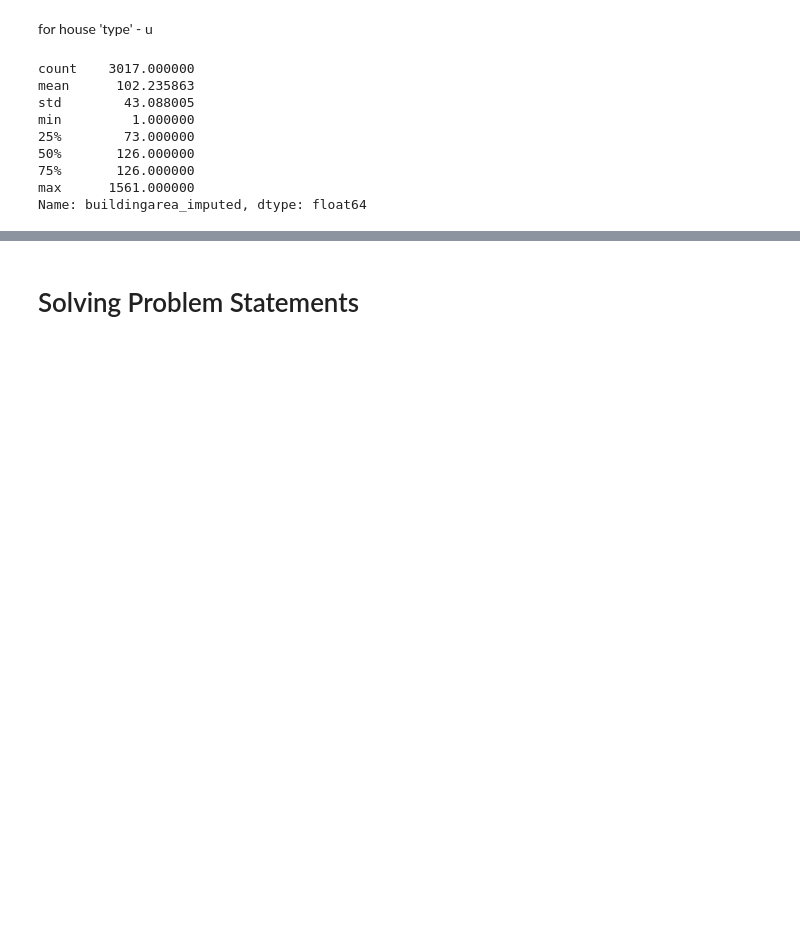
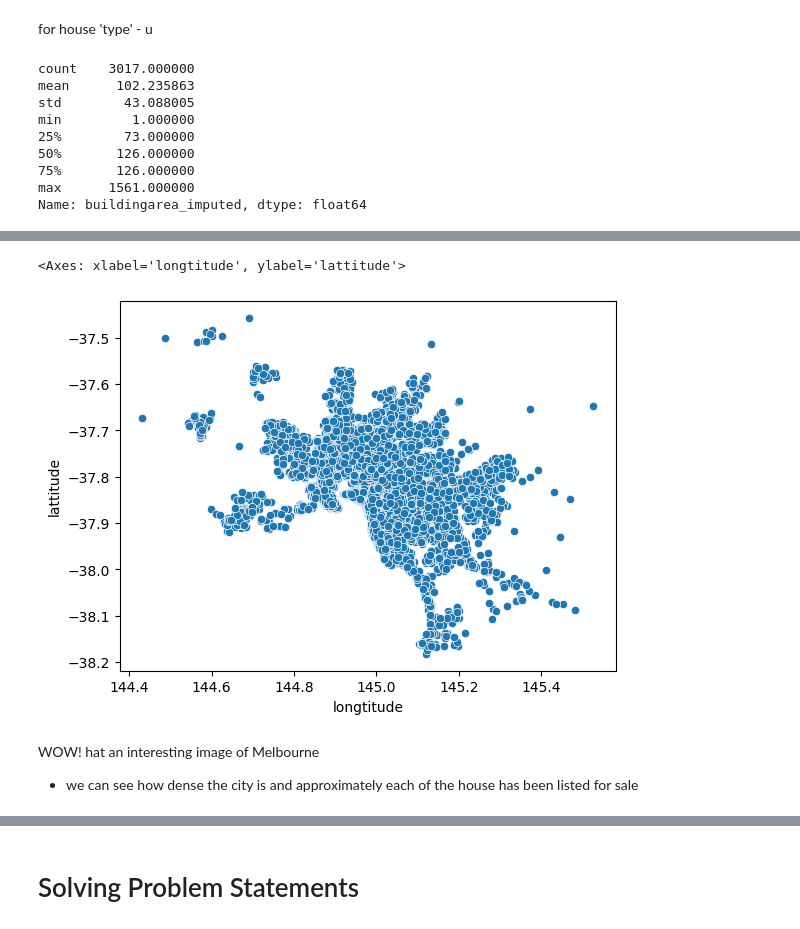
Before and after one commit to SKMsushant/HeroVired, a Jupyter notebook: statistics_graded_assignment/Sushant_kumar_PGDSAIML_1.ipynb, the cells around one changed output, grey strips where cells are left out. Drawn from its saved outputs; the diff is of its cells as text; code cells hidden in the pictures; blank space fills up the shorter version.

```diff
--- a/statistics_graded_assignment/Sushant_kumar_PGDSAIML_1.ipynb
+++ b/statistics_graded_assignment/Sushant_kumar_PGDSAIML_1.ipynb
@@ -3376,0 +3396,8 @@ Length: 13573, dtype: bool
+# %%
+sns.scatterplot(x=df['longtitude'],y=df['lattitude'])
+# %% [output]
+<Axes: xlabel='longtitude', ylabel='lattitude'>
+[figure, added]
+# %% [markdown]
+WOW! hat an interesting image of Melbourne
+- we can see how dense the city is and approximately each of the house has been listed for sale
```
Also changed, not shown: parts of 153 cells of this notebook.
